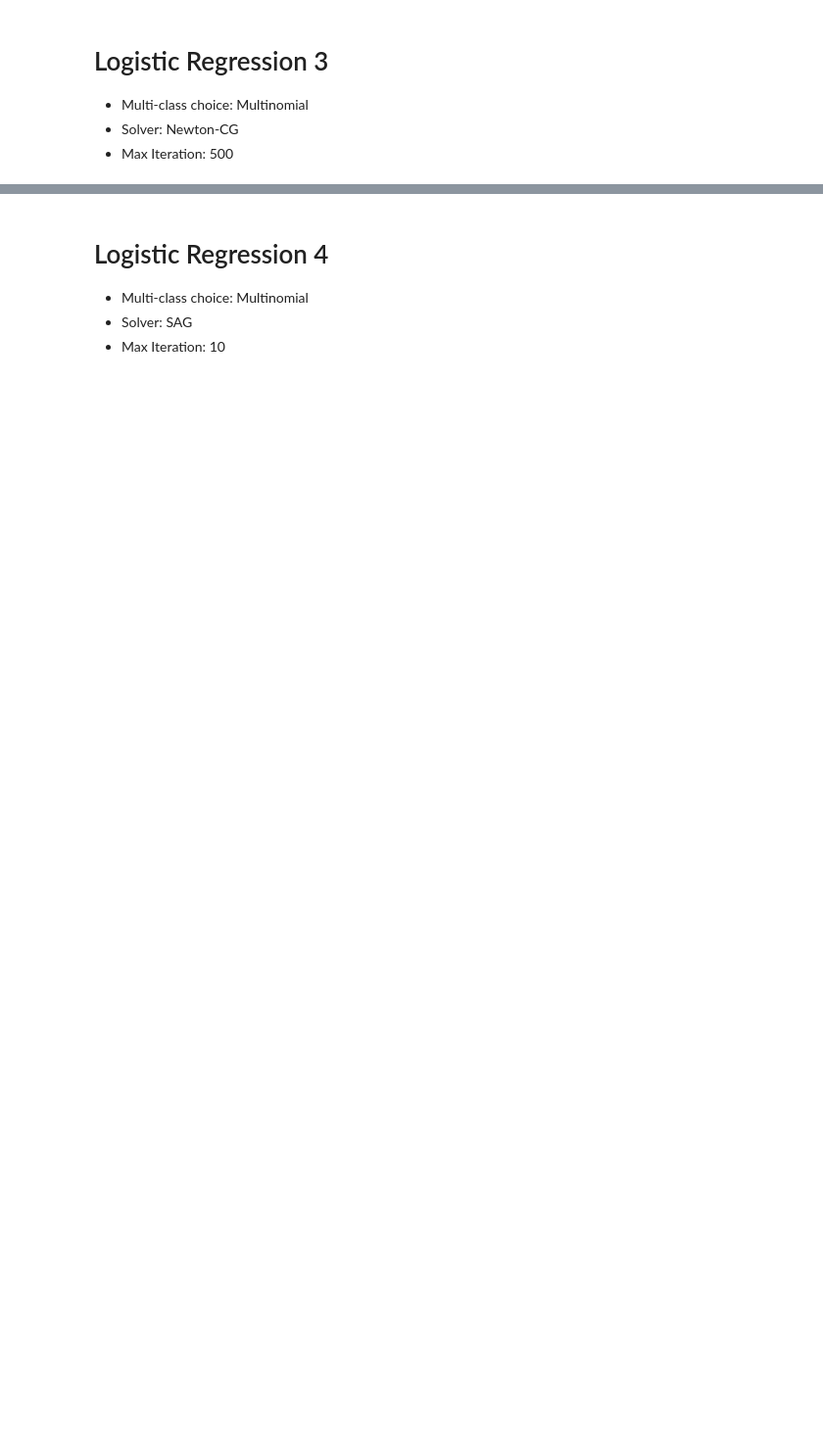
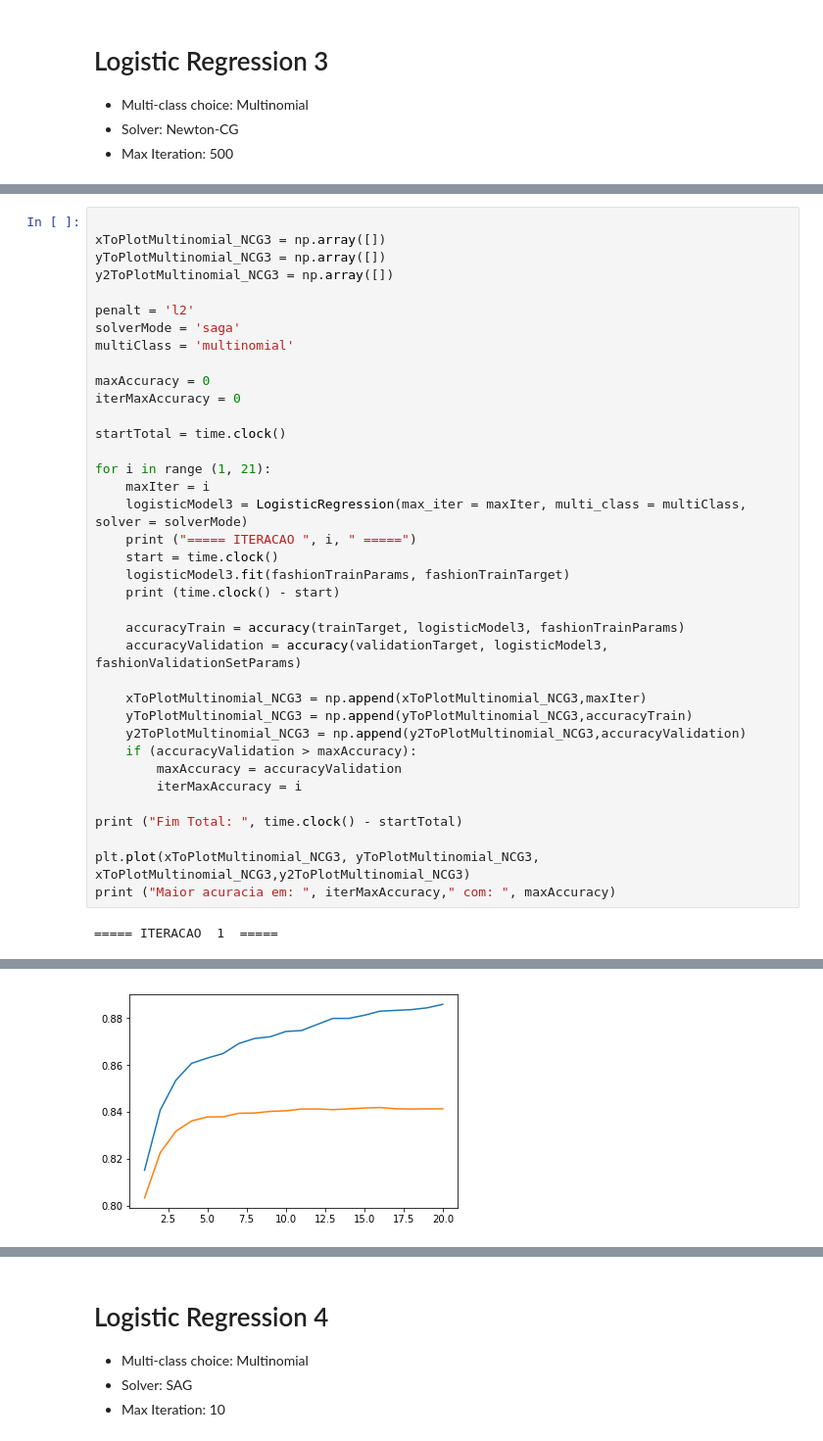
Before and after one commit to ignacioespinoso/Machine-Learning, a Jupyter notebook: proj2/logistic-regression.ipynb, the cells around one changed output, grey strips where cells are left out. Shown at 98% size. Saved outputs shown, nothing was run; the diff lists cells and outputs as text; blank space fills up the shorter version.

```diff
--- a/proj2/logistic-regression.ipynb
+++ b/proj2/logistic-regression.ipynb
@@ -463,0 +281,39 @@ Score : 0.831
+# %%
+
+xToPlotMultinomial_NCG3 = np.array([])
+yToPlotMultinomial_NCG3 = np.array([])
+y2ToPlotMultinomial_NCG3 = np.array([])
+
+penalt = 'l2'
+solverMode = 'saga'
+multiClass = 'multinomial'
+
+maxAccuracy = 0
+iterMaxAccuracy = 0
+
+startTotal = time.clock()
+
+for i in range (1, 21):
+    maxIter = i
+    logisticModel3 = LogisticRegression(max_iter = maxIter, multi_class = multiClass, solver = solverMode)
+    print ("===== ITERACAO ", i, " =====")
+    start = time.clock()
+    logisticModel3.fit(fashionTrainParams, fashionTrainTarget)
+    print (time.clock() - start)
+
+    accuracyTrain = accuracy(trainTarget, logisticModel3, fashionTrainParams)
+    accuracyValidation = accuracy(validationTarget, logisticModel3, fashionValidationSetParams)
+
+    xToPlotMultinomial_NCG3 = np.append(xToPlotMultinomial_NCG3,maxIter)
+    yToPlotMultinomial_NCG3 = np.append(yToPlotMultinomial_NCG3,accuracyTrain)
+    y2ToPlotMultinomial_NCG3 = np.append(y2ToPlotMultinomial_NCG3,accuracyValidation)
+    if (accuracyValidation > maxAccuracy):
+        maxAccuracy = accuracyValidation
+        iterMaxAccuracy = i
+
+print ("Fim Total: ", time.clock() - startTotal)
+
+plt.plot(xToPlotMultinomial_NCG3, yToPlotMultinomial_NCG3, xToPlotMultinomial_NCG3,y2ToPlotMultinomial_NCG3)
+print ("Maior acuracia em: ", iterMaxAccuracy," com: ", maxAccuracy)
+# %% [output]
+===== ITERACAO  1  =====
@@ -463,0 +337 @@ Score : 0.831
+[figure, added]
```
Also changed, not shown: parts of 54 cells of this notebook.
